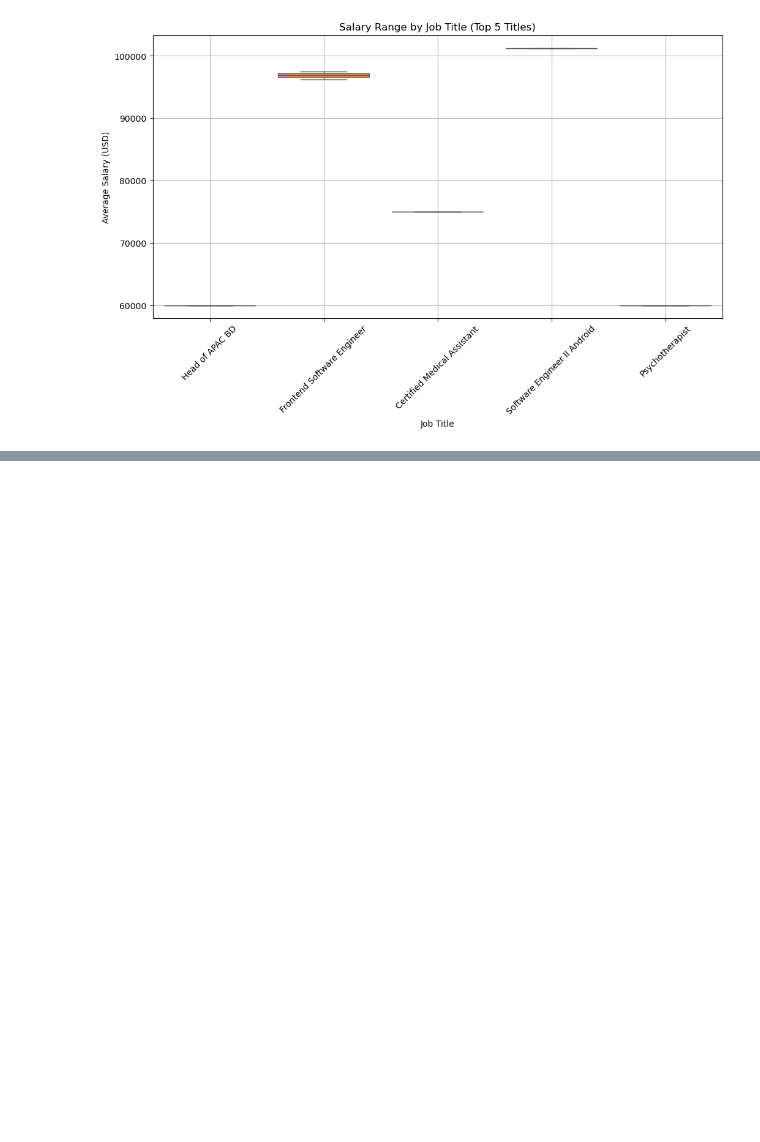
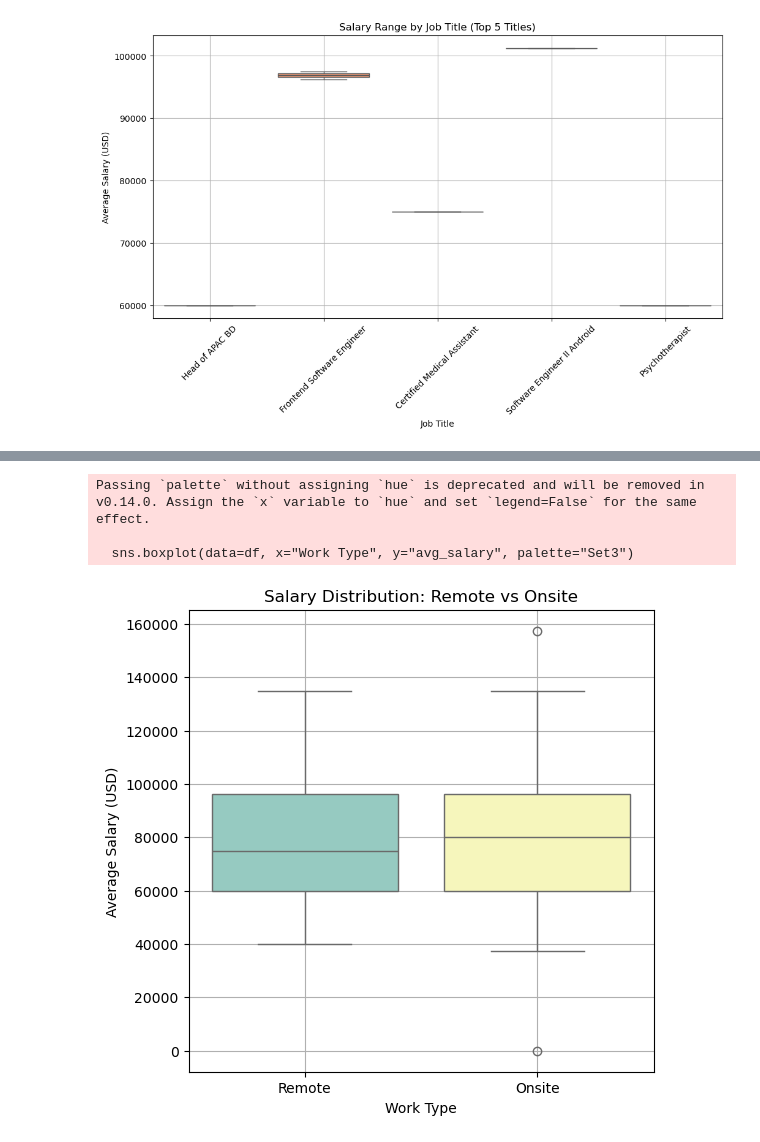
Before and after one commit to BorislavNedev/job-market-analysis, a Jupyter notebook: notebooks/salary_analysis.ipynb, the cells around one changed output, grey strips where cells are left out. Saved outputs shown, nothing was run; the diff lists cells and outputs as text; code cells hidden in the pictures; blank space fills up the shorter version.

```diff
--- a/notebooks/salary_analysis.ipynb
+++ b/notebooks/salary_analysis.ipynb
@@ -70,0 +96,20 @@ Passing `palette` without assigning `hue` is deprecated and will be removed in v
+# %%
+# ---------------------------------------------------
+# 🏠 Remote vs Onsite Salary Comparison
+# ---------------------------------------------------
+# Create a new column 'Work Type'
+df["Work Type"] = df["Location"].apply(
+    lambda x: "Remote" if isinstance(x, str) and "remote" in x.lower() else "Onsite"
+)
+
+plt.figure(figsize=(6, 6))
+sns.boxplot(data=df, x="Work Type", y="avg_salary", palette="Set3")
+plt.title("Salary Distribution: Remote vs Onsite")
+plt.ylabel("Average Salary (USD)")
+plt.grid(True)
+plt.show()
+# %% [output]
+Passing `palette` without assigning `hue` is deprecated and will be removed in v0.14.0. Assign the `x` variable to `hue` and set `legend=False` for the same effect.
+
+  sns.boxplot(data=df, x="Work Type", y="avg_salary", palette="Set3")
+[figure, added]
```
Also changed, not shown: parts of 5 cells of this notebook.
